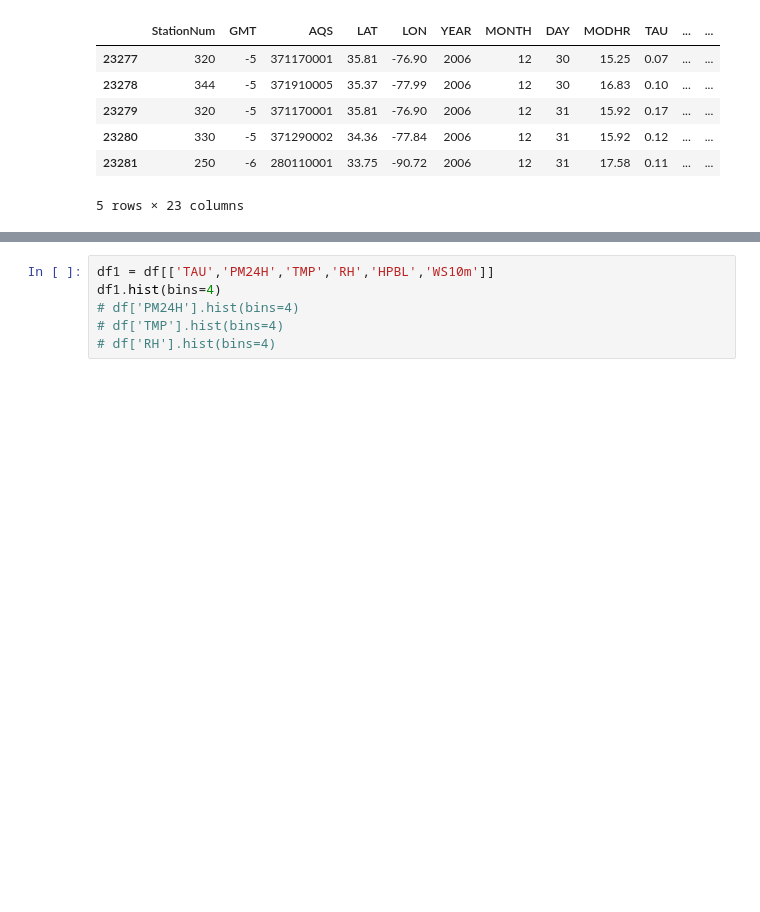
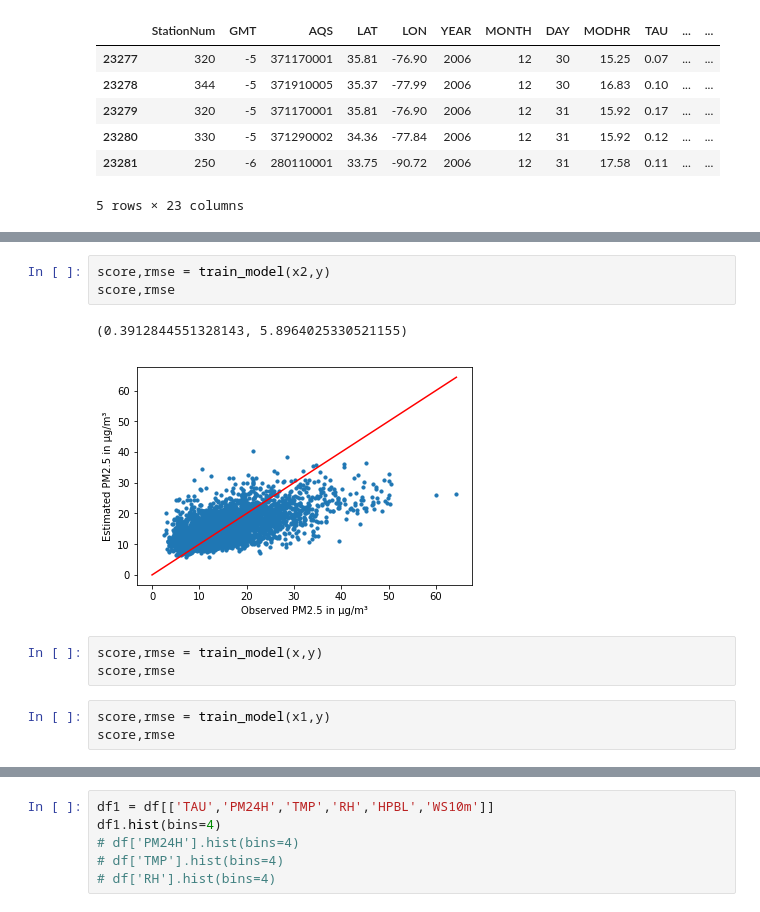
Before and after one commit to souvikr/AQ-satellite, a Jupyter notebook: regression.ipynb, the cells around one changed output, grey strips where cells are left out. Cells and saved outputs as stored; diff of their text form; blank space fills up the shorter version.

```diff
--- a/regression.ipynb
+++ b/regression.ipynb
@@ -21,0 +99,12 @@ Index(['StationNum', 'GMT', 'AQS', 'LAT', 'LON', 'YEAR', 'MONTH', 'DAY',
+# %%
+score,rmse = train_model(x2,y)
+score,rmse
+# %% [output]
+(0.3912844551328143, 5.8964025330521155)
+[figure, added]
+# %%
+score,rmse = train_model(x,y)
+score,rmse
+# %%
+score,rmse = train_model(x1,y)
+score,rmse
```
Also changed, not shown: parts of 22 cells of this notebook, 4 other files.
